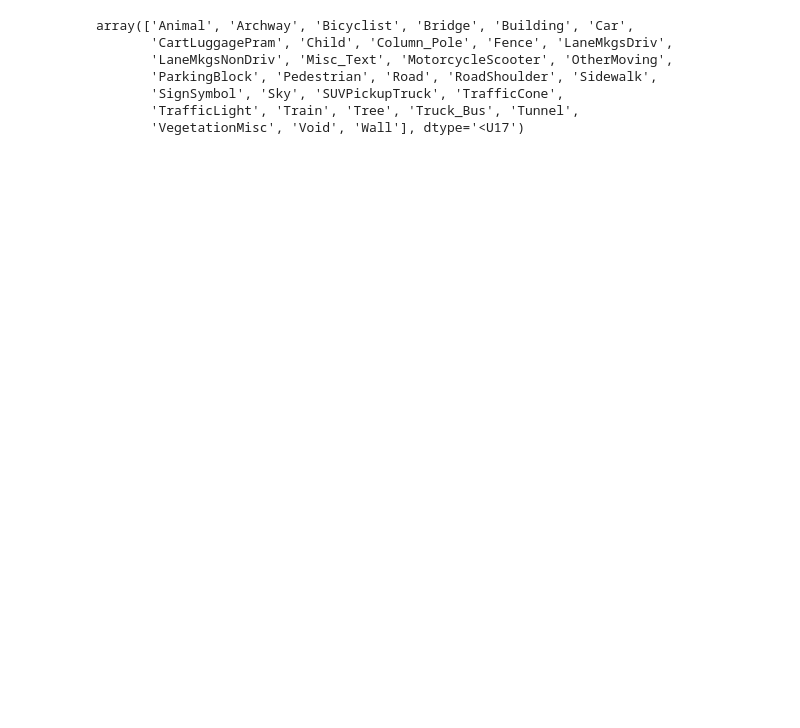
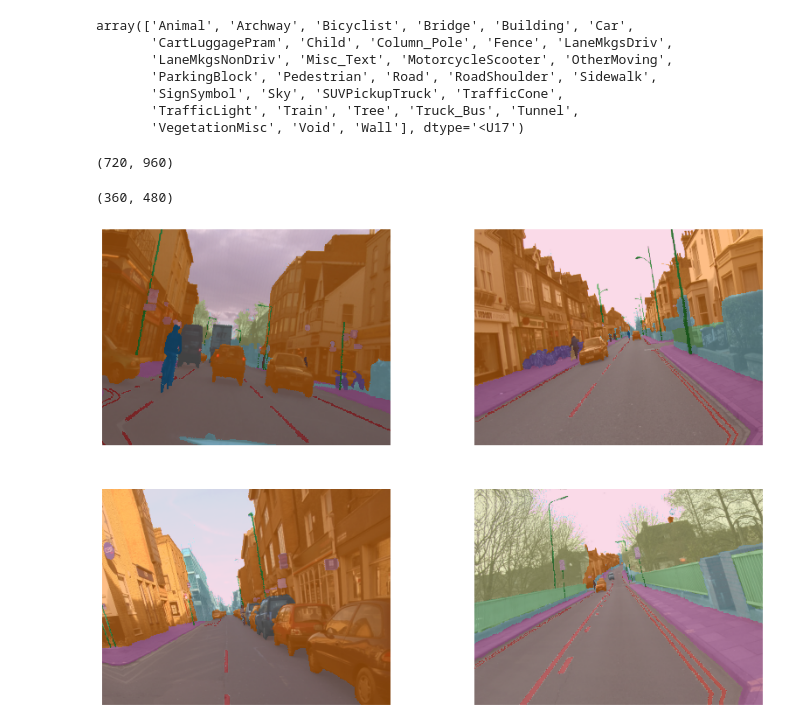
Before and after one commit to Aravinda89/multi_label_classification, a Jupyter notebook: Image_Segmentation.ipynb, the cells around one changed output. Saved outputs shown, nothing was run; the diff lists cells and outputs as text; code cells hidden in the pictures; blank space fills up the shorter version.

```diff
--- a/Image_Segmentation.ipynb
+++ b/Image_Segmentation.ipynb
@@ -145,3 +143,23 @@ def FileSplitter(fname):
     def _func(x): return x.name in valid
     def _inner(o, **kwargs): return FuncSplitter(_func)(o)
     return _inner
+# %%
+sz = msk.shape; sz
+# %% [output]
+(720, 960)
+# %%
+half = tuple(int(x/2) for x in sz); half
+# %% [output]
+(360, 480)
+# %%
+camvid = DataBlock(blocks=(ImageBlock, MaskBlock(codes)),
+                   get_items=get_image_files,
+                   splitter=FileSplitter(path/'valid.txt'),
+                   get_y=get_msk,
+                   batch_tfms=[*aug_transforms(size=half), Normalize.from_stats(*imagenet_stats)])
+# %%
+dls = camvid.dataloaders(path/'images', bs=8)
+# %%
+dls.show_batch(max_n=4, vmin=1, vmax=30, figsize=(14,10))
+# %% [output]
+[figure, added]
```
Also changed, not shown: parts of 22 cells of this notebook.
